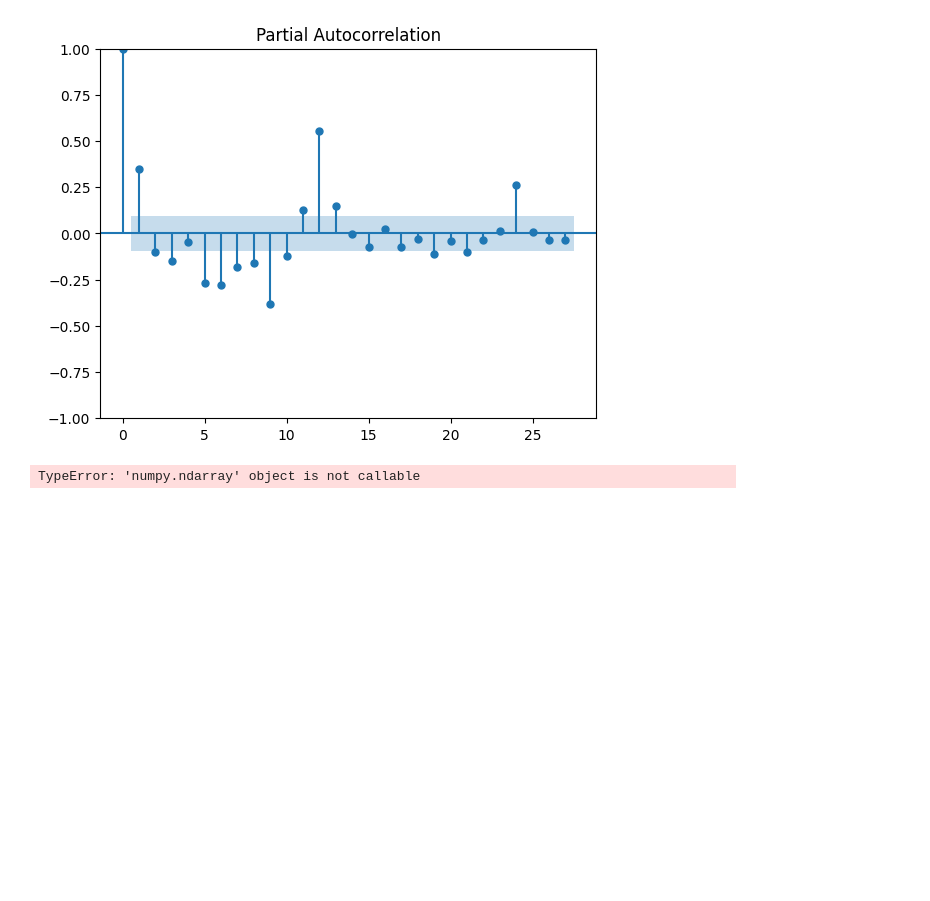
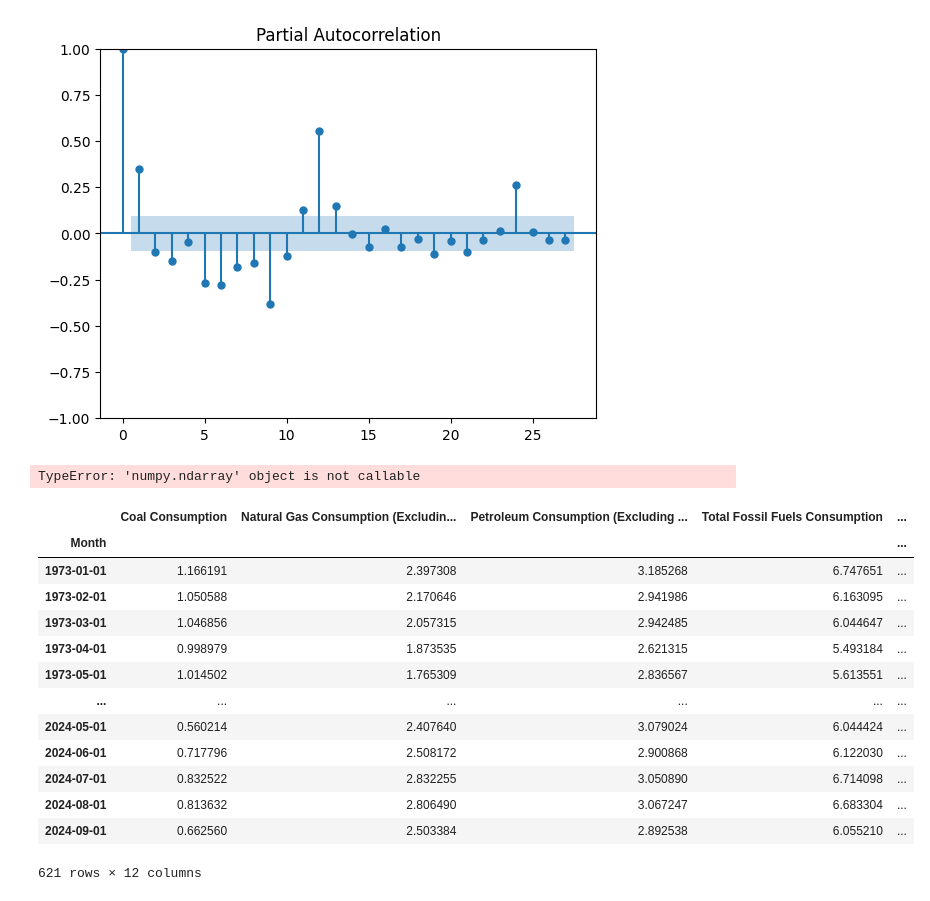
Before and after one commit to bktakacs/springboard_dsc_capstone3, a Jupyter notebook: first.ipynb, the cells around one changed output. Drawn from its saved outputs; the diff is of its cells as text; code cells hidden in the pictures; blank space fills up the shorter version.

```diff
--- a/first.ipynb
+++ b/first.ipynb
@@ -702,3 +693,21 @@ results = model.fit()
 model
 # %% [output]
 TypeError: 'numpy.ndarray' object is not callable
+# %%
+df13 = pd.read_csv(datapath + '1-3.csv', index_col=0)
+df13
+# %% [output]
+|  | Coal Consumption | Natural Gas Consumption (Excludin... | Petroleum Consumption (Excluding ... | Total Fossil Fuels Consumption | ... |
+| Month |  |  |  |  | ... |
+| 1973-01-01 | 1.166191 | 2.397308 | 3.185268 | 6.747651 | ... |
+| 1973-02-01 | 1.050588 | 2.170646 | 2.941986 | 6.163095 | ... |
+| 1973-03-01 | 1.046856 | 2.057315 | 2.942485 | 6.044647 | ... |
+| 1973-04-01 | 0.998979 | 1.873535 | 2.621315 | 5.493184 | ... |
+| 1973-05-01 | 1.014502 | 1.765309 | 2.836567 | 5.613551 | ... |
+| ... | ... | ... | ... | ... | ... |
+| 2024-05-01 | 0.560214 | 2.407640 | 3.079024 | 6.044424 | ... |
+| 2024-06-01 | 0.717796 | 2.508172 | 2.900868 | 6.122030 | ... |
+| 2024-07-01 | 0.832522 | 2.832255 | 3.050890 | 6.714098 | ... |
+| 2024-08-01 | 0.813632 | 2.806490 | 3.067247 | 6.683304 | ... |
+| 2024-09-01 | 0.662560 | 2.503384 | 2.892538 | 6.055210 | ... |
+621 rows × 12 columns
```
Also changed, not shown: parts of 8 cells of this notebook, 1 other file.
